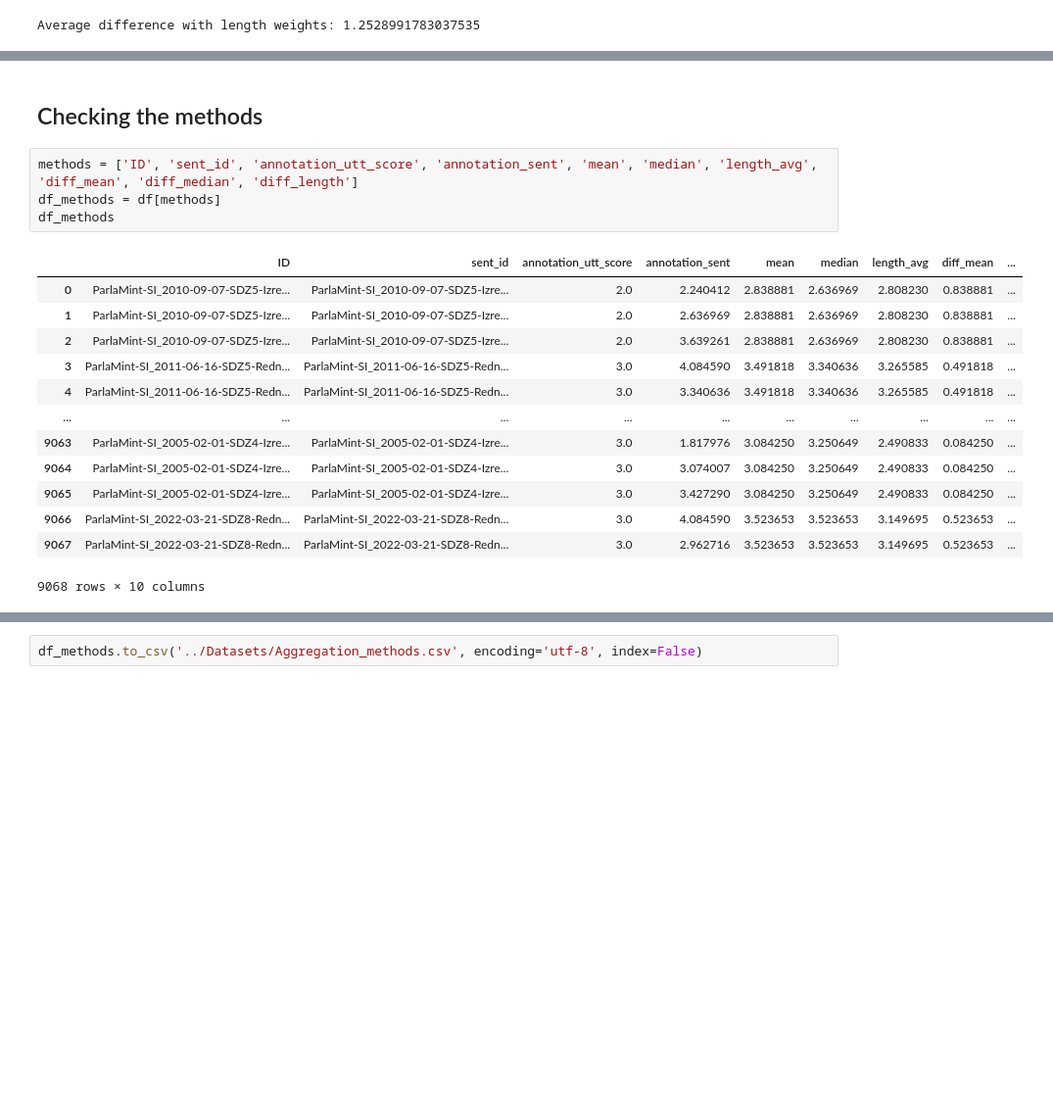
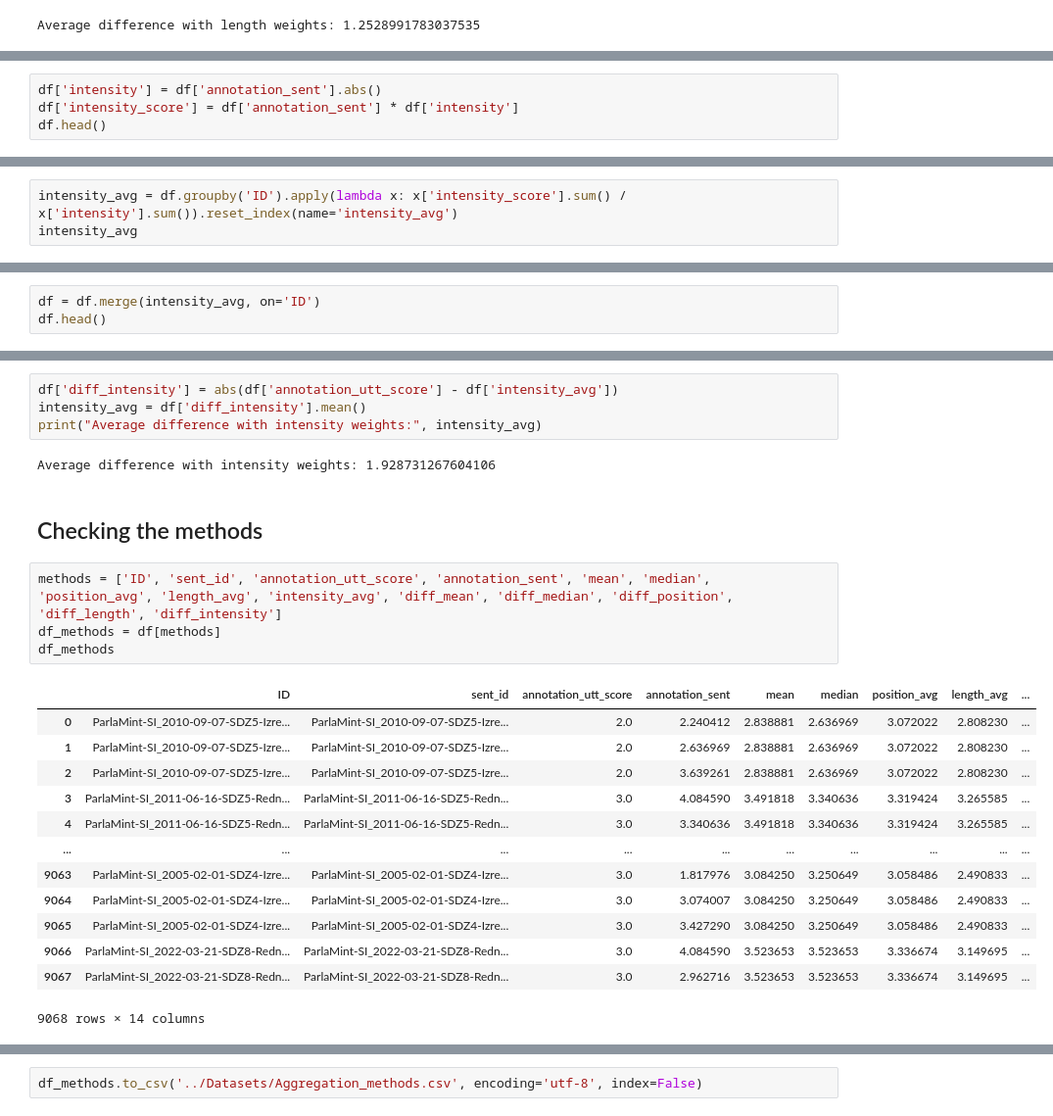
Before and after one commit to katjameden/ParlaMint_Sentiment, a Jupyter notebook: Aggregation/Notebooks/Aggregation_dev.ipynb, the cells around one changed output, grey strips where cells are left out. Shown at 98% size. Saved outputs shown, nothing was run; the diff lists cells and outputs as text; blank space fills up the shorter version.

```diff
--- a/Aggregation/Notebooks/Aggregation_dev.ipynb
+++ b/Aggregation/Notebooks/Aggregation_dev.ipynb
@@ -139,0 +183,4 @@ Average difference with length weights: 1.2528991783037535
+# %%
+df['intensity'] = df['annotation_sent'].abs()
+df['intensity_score'] = df['annotation_sent'] * df['intensity']
+df.head()
@@ -139,0 +195,3 @@ Average difference with length weights: 1.2528991783037535
+# %%
+intensity_avg = df.groupby('ID').apply(lambda x: x['intensity_score'].sum() / x['intensity'].sum()).reset_index(name='intensity_avg')
+intensity_avg
@@ -139,0 +212,3 @@ Average difference with length weights: 1.2528991783037535
+# %%
+df = df.merge(intensity_avg, on='ID')
+df.head()
@@ -140,23 +223,29 @@ Average difference with length weights: 1.2528991783037535
+# %%
+df['diff_intensity'] = abs(df['annotation_utt_score'] - df['intensity_avg'])
+intensity_avg = df['diff_intensity'].mean()
+print("Average difference with intensity weights:", intensity_avg)
+# %% [output]
+Average difference with intensity weights: 1.928731267604106
 # %% [markdown]
 ## Checking the methods
 # %%
-methods = ['ID', 'sent_id', 'annotation_utt_score', 'annotation_sent', 'mean', 'median', 'length_avg', 'diff_mean', 'diff_median', 'diff_length']
+methods = ['ID', 'sent_id', 'annotation_utt_score', 'annotation_sent', 'mean', 'median', 'position_avg', 'length_avg', 'intensity_avg', 'diff_mean', 'diff_median', 'diff_position', 'diff_length', 'diff_intensity']
 df_methods = df[methods]
 df_methods
 # %% [output]
-|  | ID | sent_id | annotation_utt_score | annotation_sent | mean | median | length_avg | diff_mean | ... |
-| 0 | ParlaMint-SI_2010-09-07-SDZ5-Izre... | ParlaMint-SI_2010-09-07-SDZ5-Izre... | 2.0 | 2.240412 | 2.838881 | 2.636969 | 2.808230 | 0.838881 | ... |
-| 1 | ParlaMint-SI_2010-09-07-SDZ5-Izre... | ParlaMint-SI_2010-09-07-SDZ5-Izre... | 2.0 | 2.636969 | 2.838881 | 2.636969 | 2.808230 | 0.838881 | ... |
-| 2 | ParlaMint-SI_2010-09-07-SDZ5-Izre... | ParlaMint-SI_2010-09-07-SDZ5-Izre... | 2.0 | 3.639261 | 2.838881 | 2.636969 | 2.808230 | 0.838881 | ... |
-| 3 | ParlaMint-SI_2011-06-16-SDZ5-Redn... | ParlaMint-SI_2011-06-16-SDZ5-Redn... | 3.0 | 4.084590 | 3.491818 | 3.340636 | 3.265585 | 0.491818 | ... |
-| 4 | ParlaMint-SI_2011-06-16-SDZ5-Redn... | ParlaMint-SI_2011-06-16-SDZ5-Redn... | 3.0 | 3.340636 | 3.491818 | 3.340636 | 3.265585 | 0.491818 | ... |
+|  | ID | sent_id | annotation_utt_score | annotation_sent | mean | median | position_avg | length_avg | ... |
+| 0 | ParlaMint-SI_2010-09-07-SDZ5-Izre... | ParlaMint-SI_2010-09-07-SDZ5-Izre... | 2.0 | 2.240412 | 2.838881 | 2.636969 | 3.072022 | 2.808230 | ... |
+| 1 | ParlaMint-SI_2010-09-07-SDZ5-Izre... | ParlaMint-SI_2010-09-07-SDZ5-Izre... | 2.0 | 2.636969 | 2.838881 | 2.636969 | 3.072022 | 2.808230 | ... |
+| 2 | ParlaMint-SI_2010-09-07-SDZ5-Izre... | ParlaMint-SI_2010-09-07-SDZ5-Izre... | 2.0 | 3.639261 | 2.838881 | 2.636969 | 3.072022 | 2.808230 | ... |
+| 3 | ParlaMint-SI_2011-06-16-SDZ5-Redn... | ParlaMint-SI_2011-06-16-SDZ5-Redn... | 3.0 | 4.084590 | 3.491818 | 3.340636 | 3.319424 | 3.265585 | ... |
+| 4 | ParlaMint-SI_2011-06-16-SDZ5-Redn... | ParlaMint-SI_2011-06-16-SDZ5-Redn... | 3.0 | 3.340636 | 3.491818 | 3.340636 | 3.319424 | 3.265585 | ... |
 | ... | ... | ... | ... | ... | ... | ... | ... | ... | ... |
-| 9063 | ParlaMint-SI_2005-02-01-SDZ4-Izre... | ParlaMint-SI_2005-02-01-SDZ4-Izre... | 3.0 | 1.817976 | 3.084250 | 3.250649 | 2.490833 | 0.084250 | ... |
-| 9064 | ParlaMint-SI_2005-02-01-SDZ4-Izre... | ParlaMint-SI_2005-02-01-SDZ4-Izre... | 3.0 | 3.074007 | 3.084250 | 3.250649 | 2.490833 | 0.084250 | ... |
-| 9065 | ParlaMint-SI_2005-02-01-SDZ4-Izre... | ParlaMint-SI_2005-02-01-SDZ4-Izre... | 3.0 | 3.427290 | 3.084250 | 3.250649 | 2.490833 | 0.084250 | ... |
-| 9066 | ParlaMint-SI_2022-03-21-SDZ8-Redn... | ParlaMint-SI_2022-03-21-SDZ8-Redn... | 3.0 | 4.084590 | 3.523653 | 3.523653 | 3.149695 | 0.523653 | ... |
-| 9067 | ParlaMint-SI_2022-03-21-SDZ8-Redn... | ParlaMint-SI_2022-03-21-SDZ8-Redn... | 3.0 | 2.962716 | 3.523653 | 3.523653 | 3.149695 | 0.523653 | ... |
+| 9063 | ParlaMint-SI_2005-02-01-SDZ4-Izre... | ParlaMint-SI_2005-02-01-SDZ4-Izre... | 3.0 | 1.817976 | 3.084250 | 3.250649 | 3.058486 | 2.490833 | ... |
+| 9064 | ParlaMint-SI_2005-02-01-SDZ4-Izre... | ParlaMint-SI_2005-02-01-SDZ4-Izre... | 3.0 | 3.074007 | 3.084250 | 3.250649 | 3.058486 | 2.490833 | ... |
+| 9065 | ParlaMint-SI_2005-02-01-SDZ4-Izre... | ParlaMint-SI_2005-02-01-SDZ4-Izre... | 3.0 | 3.427290 | 3.084250 | 3.250649 | 3.058486 | 2.490833 | ... |
+| 9066 | ParlaMint-SI_2022-03-21-SDZ8-Redn... | ParlaMint-SI_2022-03-21-SDZ8-Redn... | 3.0 | 4.084590 | 3.523653 | 3.523653 | 3.336674 | 3.149695 | ... |
+| 9067 | ParlaMint-SI_2022-03-21-SDZ8-Redn... | ParlaMint-SI_2022-03-21-SDZ8-Redn... | 3.0 | 2.962716 | 3.523653 | 3.523653 | 3.336674 | 3.149695 | ... |
-9068 rows × 10 columns
+9068 rows × 14 columns
 # %%
 #Length weights seem to be the best method to aggregate the scores
 
```
Also changed, not shown: parts of 16 cells of this notebook, 3 other files.
